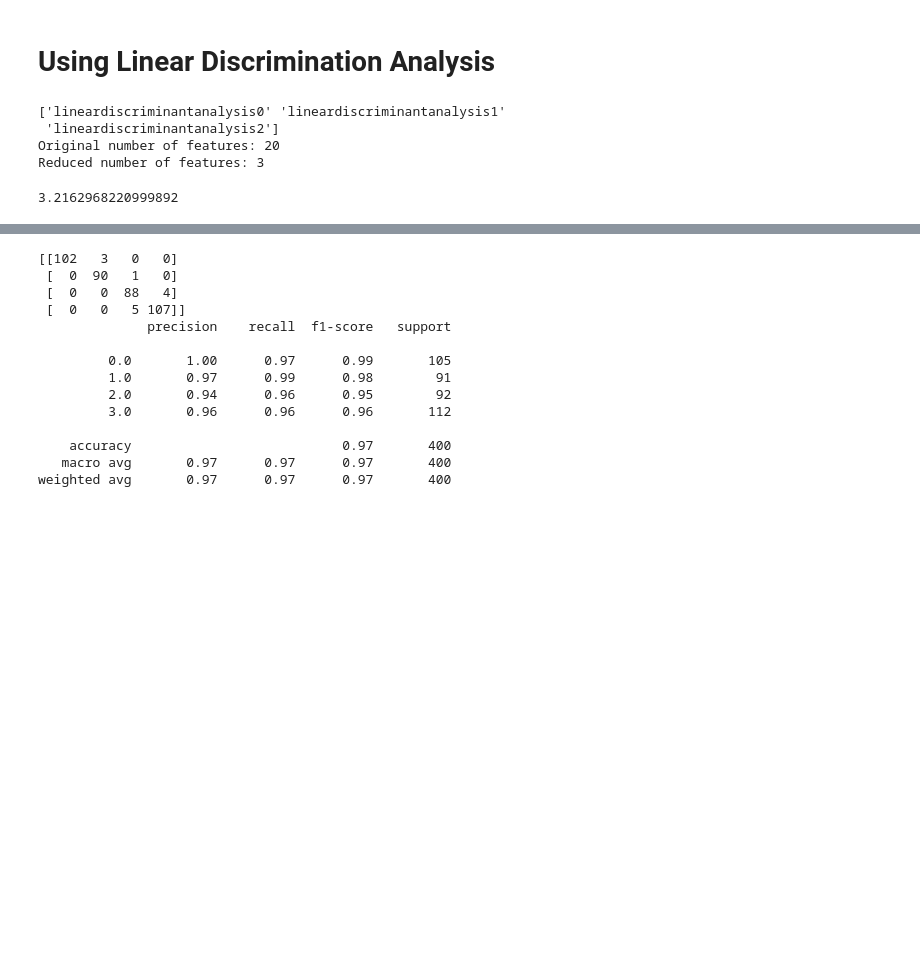
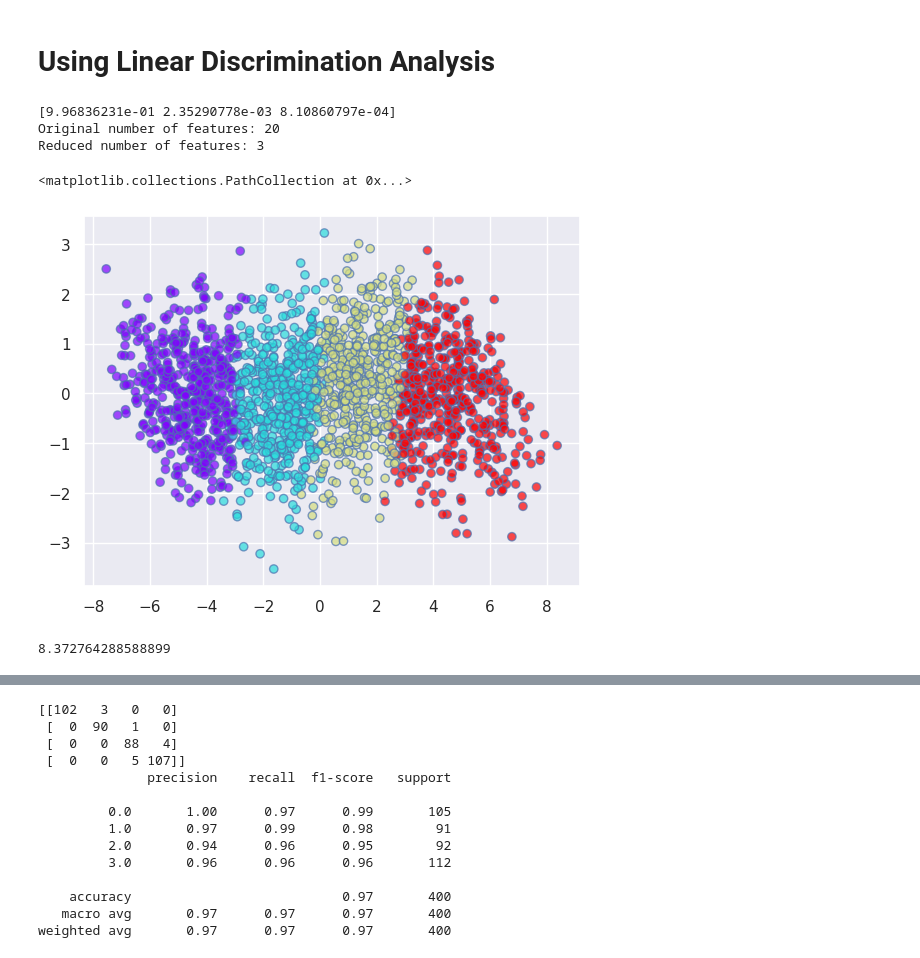
Before and after one commit to deborshi99/Mobile-Price-Prediction, a Jupyter notebook: backend/model/notebook/analysis_1 (copy).ipynb, the cells around one changed output, grey strips where cells are left out. Cells and saved outputs as stored; diff of their text form; code cells hidden in the pictures; blank space fills up the shorter version.

```diff
--- a/backend/model/notebook/analysis_1 (copy).ipynb
+++ b/backend/model/notebook/analysis_1 (copy).ipynb
@@ -404,15 +447,27 @@ y = df["price_range"]
 y = np.array(y, dtype=np.float32)
 lda = LinearDiscriminantAnalysis(n_components=3)
 
+
 # run an LDA and use it to transform the features
-X_lda1 = lda.fit(X, y)#.get_feature_names_out()
-print(X_lda1.get_feature_names_out())
+
 X_lda = lda.fit(X, y).transform(X)
+print(lda.explained_variance_ratio_)
 print('Original number of features:', X.shape[1])
 print('Reduced number of features:', X_lda.shape[1])
 # %% [output]
-['lineardiscriminantanalysis0' 'lineardiscriminantanalysis1'
- 'lineardiscriminantanalysis2']
+[9.96836231e-01 2.35290778e-03 8.10860797e-04]
 Original number of features: 20
 Reduced number of features: 3
+# %%
+plt.scatter(
+    X_lda[:,0],
+    X_lda[:,1],
+    c=y,
+    cmap='rainbow',
+    alpha=0.7,
+    edgecolors='b'
+)
+# %% [output]
+<matplotlib.collections.PathCollection at 0x...>
+[figure, added]
 # %%
@@ -421,4 +476,4 @@ X_LDA = scaler1.fit_transform(X_lda)
 # %%
-X_LDA.max()
+X_lda.max()
 # %% [output]
-3.2162968220999892
+8.372764288588899
```
Also changed, not shown: parts of 12 cells of this notebook, 5 other files.
